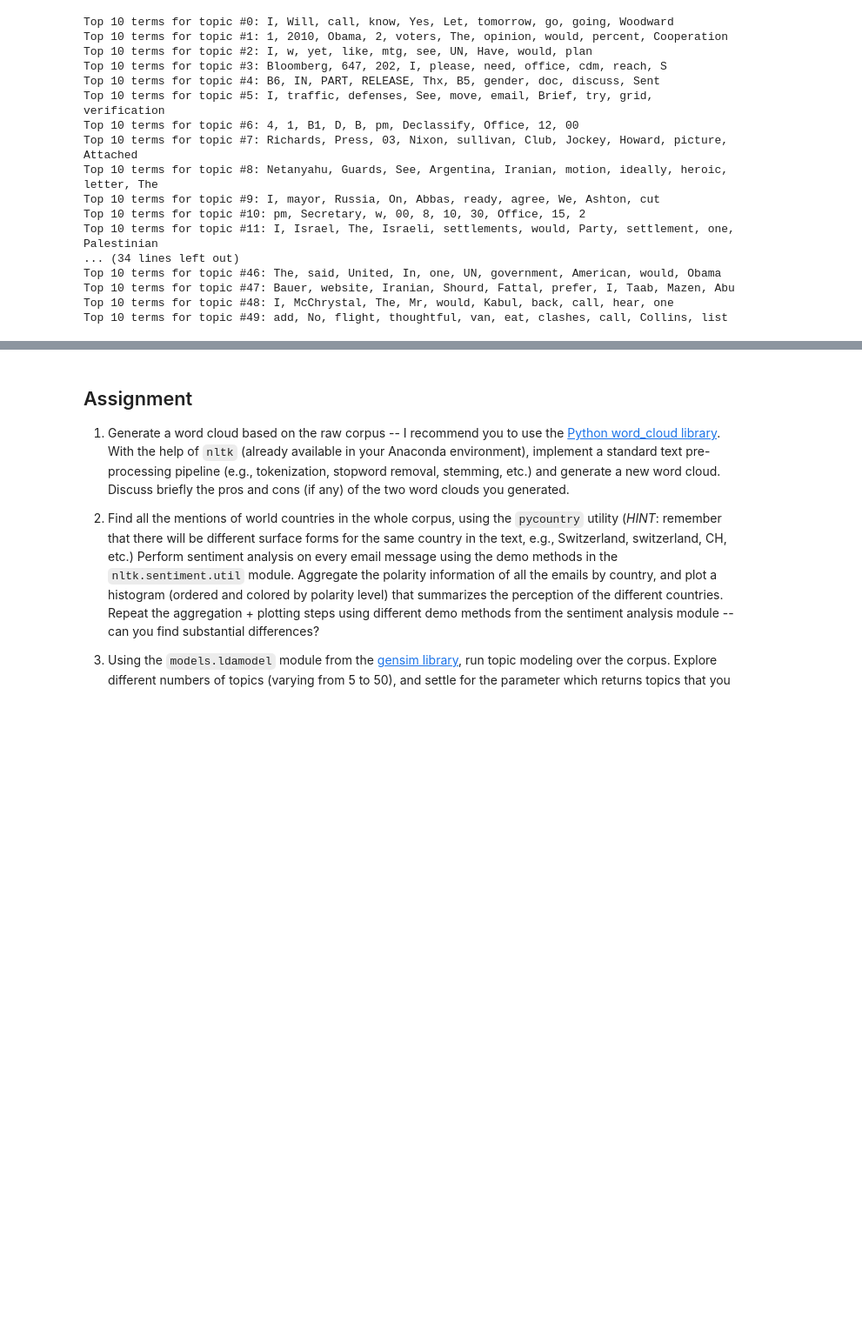
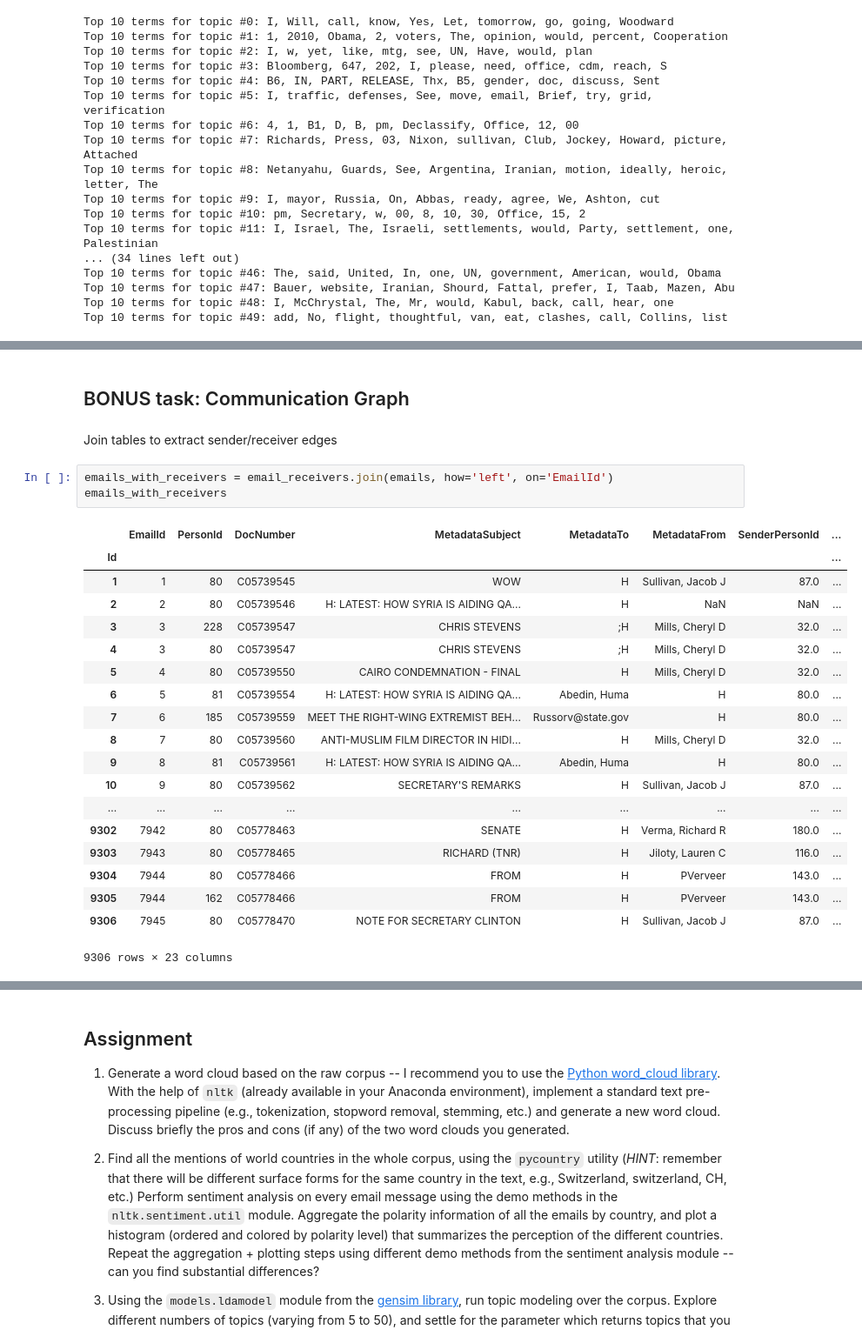
Before and after one commit to PaluchowskiMatthew/ADA-Kepler, a Jupyter notebook: 05 - Taming Text/05 - Taming Text.ipynb, the cells around one changed output, grey strips where cells are left out. Shown at 87% size. Saved outputs shown, nothing was run; the diff lists cells and outputs as text; blank space fills up the shorter version.

Commit message:
Bonus task added

```diff
--- a/05 - Taming Text/05 - Taming Text.ipynb
+++ b/05 - Taming Text/05 - Taming Text.ipynb
@@ -423,3 +466,30 @@ vis_data = gensimvis.prepare(model, corpus, dictionary)
 pyLDAvis.display(vis_data)
 # %% [output]
 [interactive output not drawn]
+# %% [markdown]
+## BONUS task: Communication Graph
+# %% [markdown]
+Join tables to extract sender/receiver edges
+# %%
+emails_with_receivers = email_receivers.join(emails, how='left', on='EmailId')
+emails_with_receivers
+# %% [output]
+|  | EmailId | PersonId | DocNumber | MetadataSubject | MetadataTo | MetadataFrom | SenderPersonId | ... |
+| Id |  |  |  |  |  |  |  | ... |
+| 1 | 1 | 80 | C05739545 | WOW | H | Sullivan, Jacob J | 87.0 | ... |
+| 2 | 2 | 80 | C05739546 | H: LATEST: HOW SYRIA IS AIDING QA... | H | NaN | NaN | ... |
+| 3 | 3 | 228 | C05739547 | CHRIS STEVENS | ;H | Mills, Cheryl D | 32.0 | ... |
+| 4 | 3 | 80 | C05739547 | CHRIS STEVENS | ;H | Mills, Cheryl D | 32.0 | ... |
+| 5 | 4 | 80 | C05739550 | CAIRO CONDEMNATION - FINAL | H | Mills, Cheryl D | 32.0 | ... |
+| 6 | 5 | 81 | C05739554 | H: LATEST: HOW SYRIA IS AIDING QA... | Abedin, Huma | H | 80.0 | ... |
+| 7 | 6 | 185 | C05739559 | MEET THE RIGHT-WING EXTREMIST BEH... | Russorv@state.gov | H | 80.0 | ... |
+| 8 | 7 | 80 | C05739560 | ANTI-MUSLIM FILM DIRECTOR IN HIDI... | H | Mills, Cheryl D | 32.0 | ... |
+| 9 | 8 | 81 | C05739561 | H: LATEST: HOW SYRIA IS AIDING QA... | Abedin, Huma | H | 80.0 | ... |
+| 10 | 9 | 80 | C05739562 | SECRETARY'S REMARKS | H | Sullivan, Jacob J | 87.0 | ... |
+| ... | ... | ... | ... | ... | ... | ... | ... | ... |
+| 9302 | 7942 | 80 | C05778463 | SENATE | H | Verma, Richard R | 180.0 | ... |
+| 9303 | 7943 | 80 | C05778465 | RICHARD (TNR) | H | Jiloty, Lauren C | 116.0 | ... |
+| 9304 | 7944 | 80 | C05778466 | FROM | H | PVerveer | 143.0 | ... |
+| 9305 | 7944 | 162 | C05778466 | FROM | H | PVerveer | 143.0 | ... |
+| 9306 | 7945 | 80 | C05778470 | NOTE FOR SECRETARY CLINTON | H | Sullivan, Jacob J | 87.0 | ... |
+9306 rows × 23 columns
```
Also changed, not shown: parts of 16 cells of this notebook, 1 other file.
